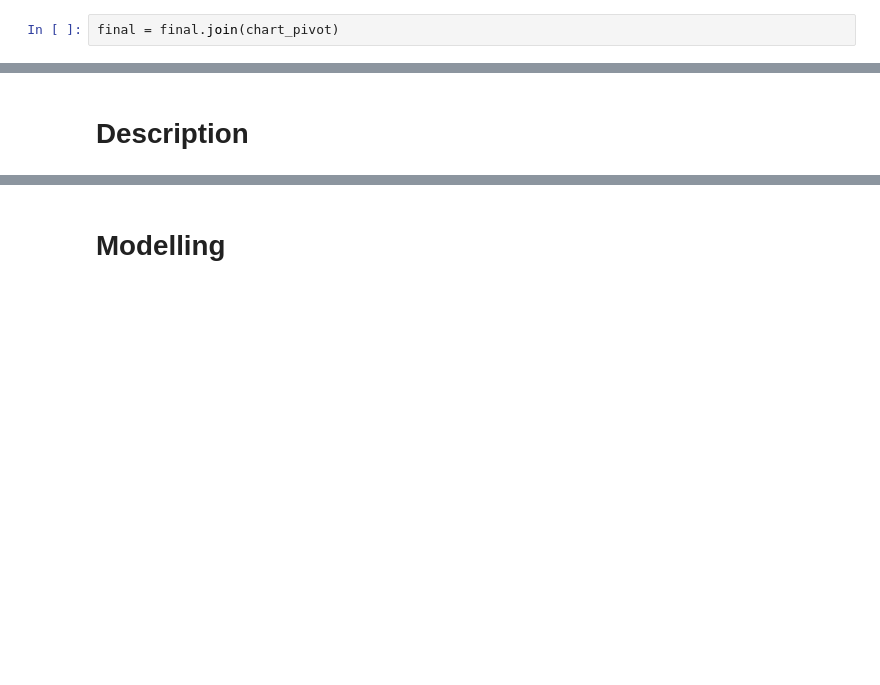
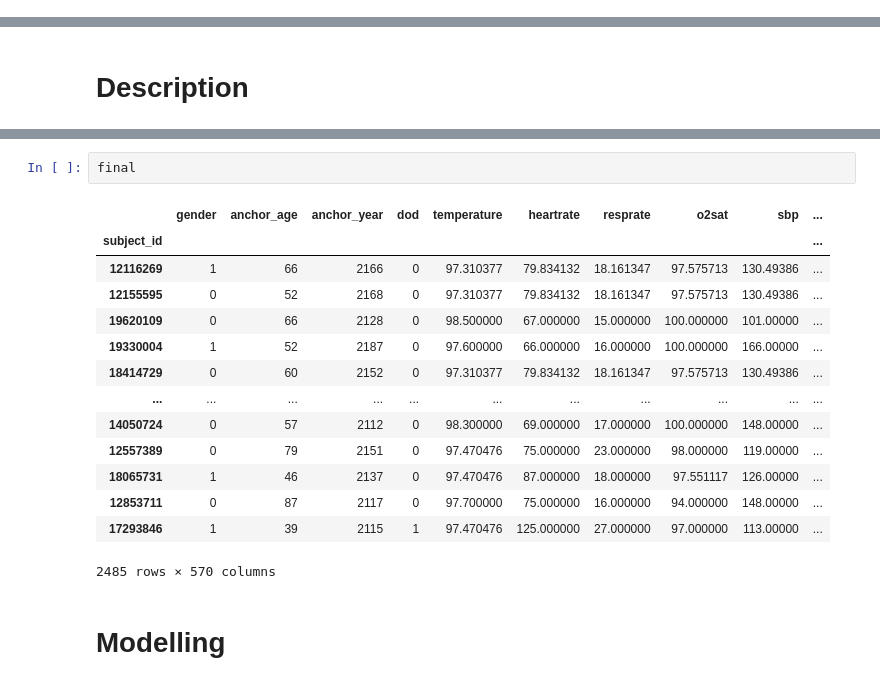
Before and after one commit to Wetiqe/MIMIC_I61, a Jupyter notebook: I61.ipynb, the cells around one changed output, grey strips where cells are left out. Saved outputs shown, nothing was run; the diff lists cells and outputs as text; blank space fills up the shorter version.

```diff
--- a/I61.ipynb
+++ b/I61.ipynb
@@ -315,2 +349,0 @@ chart_pivot
-# %%
-final = final.join(chart_pivot)
@@ -350,3 +399,20 @@ Index(['charttime', 'temperature', 'heartrate', 'resprate', 'o2sat', 'sbp',
+# %%
+final
+# %% [output]
+|  | gender | anchor_age | anchor_year | dod | temperature | heartrate | resprate | o2sat | sbp | ... |
+| subject_id |  |  |  |  |  |  |  |  |  | ... |
+| 12116269 | 1 | 66 | 2166 | 0 | 97.310377 | 79.834132 | 18.161347 | 97.575713 | 130.49386 | ... |
+| 12155595 | 0 | 52 | 2168 | 0 | 97.310377 | 79.834132 | 18.161347 | 97.575713 | 130.49386 | ... |
+| 19620109 | 0 | 66 | 2128 | 0 | 98.500000 | 67.000000 | 15.000000 | 100.000000 | 101.00000 | ... |
+| 19330004 | 1 | 52 | 2187 | 0 | 97.600000 | 66.000000 | 16.000000 | 100.000000 | 166.00000 | ... |
+| 18414729 | 0 | 60 | 2152 | 0 | 97.310377 | 79.834132 | 18.161347 | 97.575713 | 130.49386 | ... |
+| ... | ... | ... | ... | ... | ... | ... | ... | ... | ... | ... |
+| 14050724 | 0 | 57 | 2112 | 0 | 98.300000 | 69.000000 | 17.000000 | 100.000000 | 148.00000 | ... |
+| 12557389 | 0 | 79 | 2151 | 0 | 97.470476 | 75.000000 | 23.000000 | 98.000000 | 119.00000 | ... |
+| 18065731 | 1 | 46 | 2137 | 0 | 97.470476 | 87.000000 | 18.000000 | 97.551117 | 126.00000 | ... |
+| 12853711 | 0 | 87 | 2117 | 0 | 97.700000 | 75.000000 | 16.000000 | 94.000000 | 148.00000 | ... |
+| 17293846 | 1 | 39 | 2115 | 1 | 97.470476 | 125.000000 | 27.000000 | 97.000000 | 113.00000 | ... |
+2485 rows × 570 columns
 # %% [markdown]
 # Modelling
 # %%
```
Also changed, not shown: parts of 66 cells of this notebook, 1 other file.
